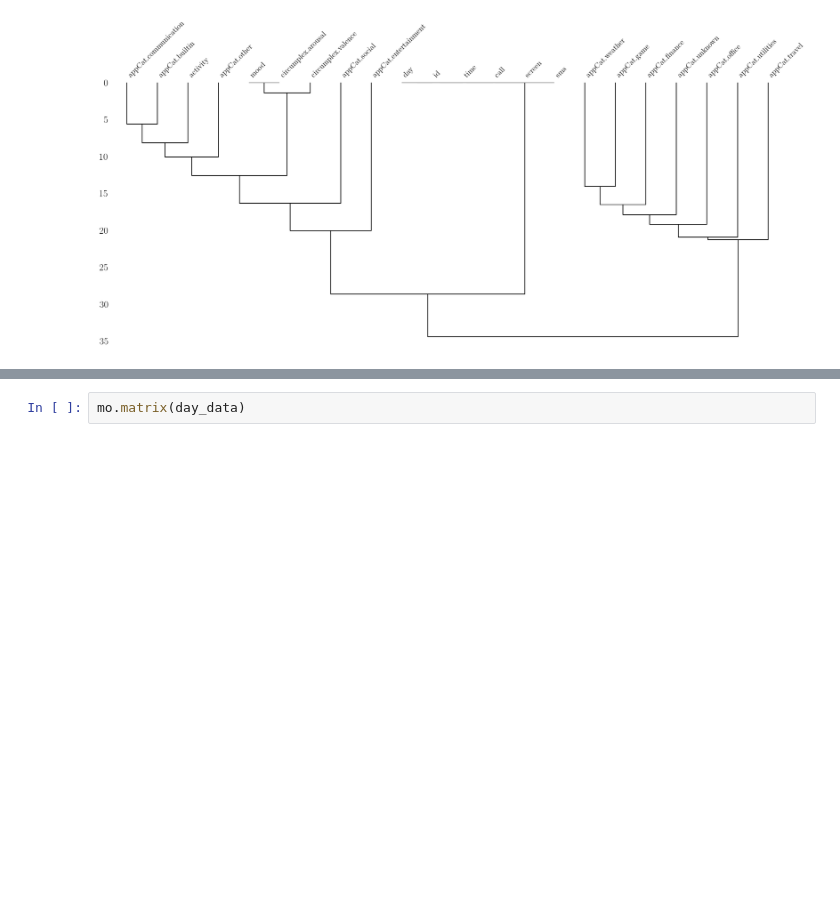
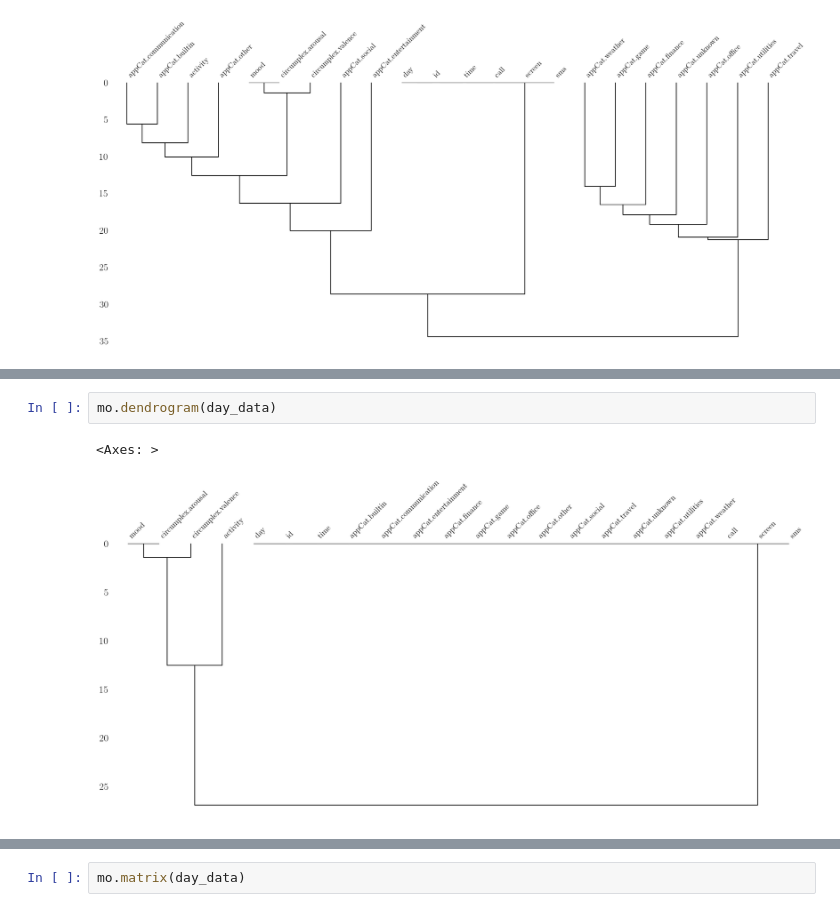
Before and after one commit to AmirSahrani/DMT_Assignments, a Jupyter notebook: notebooks/analysis.ipynb, the cells around one changed output, grey strips where cells are left out. Saved outputs shown, nothing was run; the diff lists cells and outputs as text; blank space fills up the shorter version.

```diff
--- a/notebooks/analysis.ipynb
+++ b/notebooks/analysis.ipynb
@@ -187,0 +192,5 @@ For example, when doing 'df[col].method(value, inplace=True)', try using 'df.met
+# %%
+mo.dendrogram(day_data)
+# %% [output]
+<Axes: >
+[figure, added]
```
Also changed, not shown: parts of 10 cells of this notebook.
